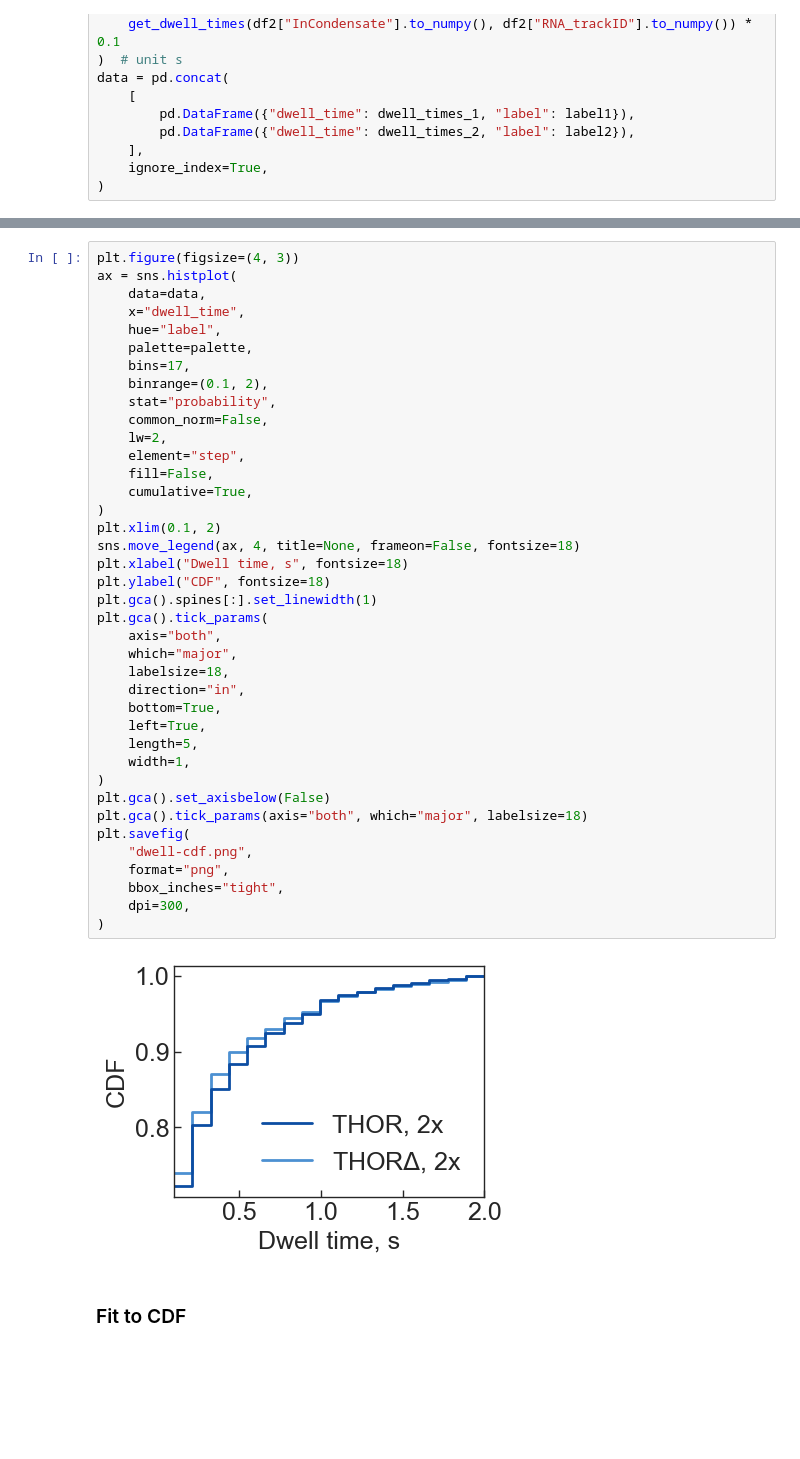
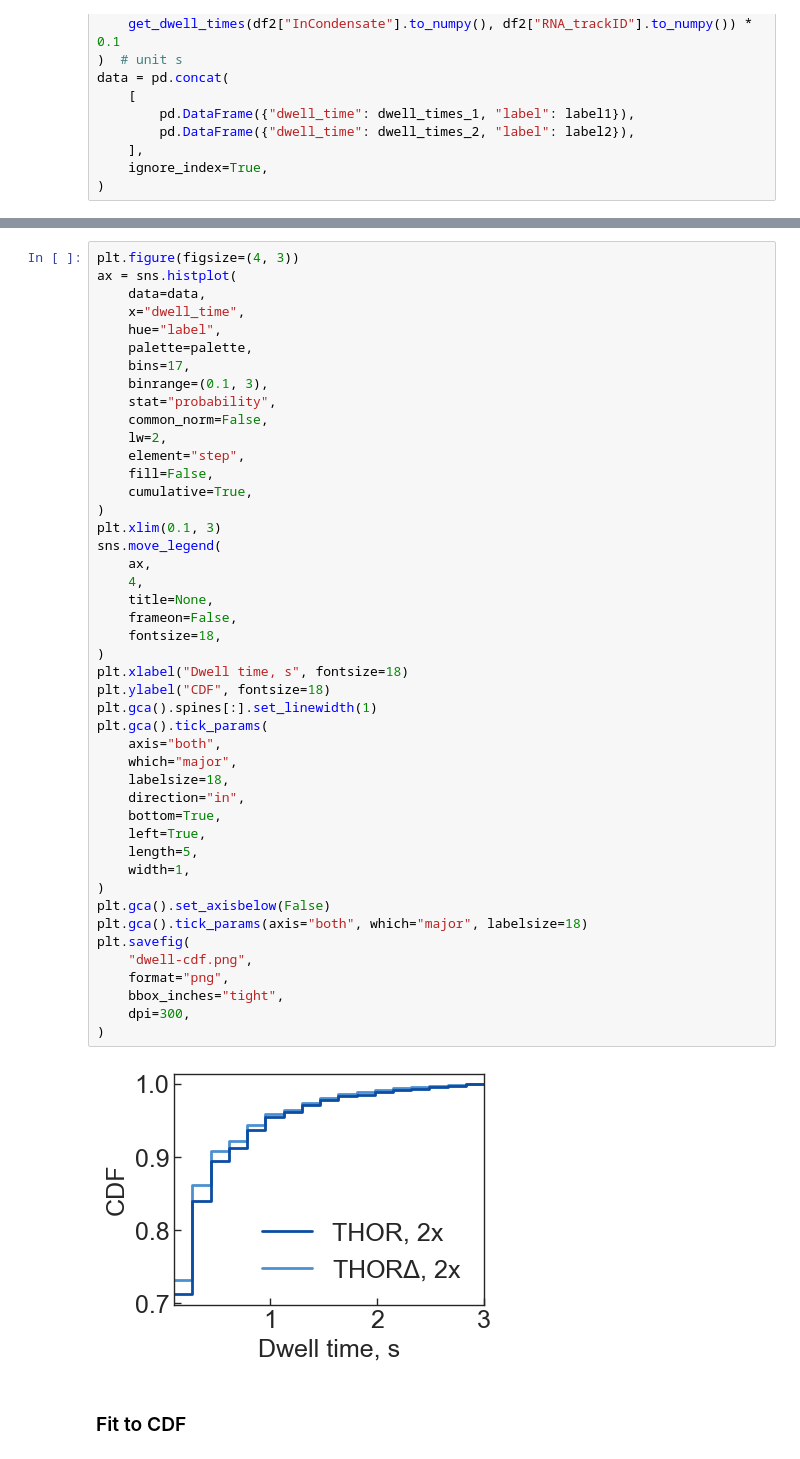
Before and after one commit to walterlab-um/RNA_SPT_in_cellular_condensates, a Jupyter notebook: plot_paper_figure/Fig2_interactions_THOR_THORdel.ipynb, the cells around one changed output, grey strips where cells are left out. Cells and saved outputs as stored; diff of their text form; blank space fills up the shorter version.

```diff
--- a/plot_paper_figure/Fig2_interactions_THOR_THORdel.ipynb
+++ b/plot_paper_figure/Fig2_interactions_THOR_THORdel.ipynb
@@ -240,39 +248,45 @@ ax = sns.histplot(
     hue="label",
     palette=palette,
     bins=17,
-    binrange=(0.1, 2),
+    binrange=(0.1, 3),
     stat="probability",
     common_norm=False,
     lw=2,
     element="step",
     fill=False,
     cumulative=True,
 )
-plt.xlim(0.1, 2)
-sns.move_legend(ax, 4, title=None, frameon=False, fontsize=18)
+plt.xlim(0.1, 3)
+sns.move_legend(
+    ax,
+    4,
+    title=None,
+    frameon=False,
+    fontsize=18,
+)
 plt.xlabel("Dwell time, s", fontsize=18)
 plt.ylabel("CDF", fontsize=18)
 plt.gca().spines[:].set_linewidth(1)
 plt.gca().tick_params(
     axis="both",
     which="major",
     labelsize=18,
     direction="in",
     bottom=True,
     left=True,
     length=5,
     width=1,
 )
 plt.gca().set_axisbelow(False)
 plt.gca().tick_params(axis="both", which="major", labelsize=18)
 plt.savefig(
     "dwell-cdf.png",
     format="png",
     bbox_inches="tight",
     dpi=300,
 )
 # %% [output]
-[figure, old version]
+[figure, new version]
 # %% [markdown]
 ### Fit to CDF
 # %%
```
Also changed, not shown: parts of 7 cells of this notebook.
